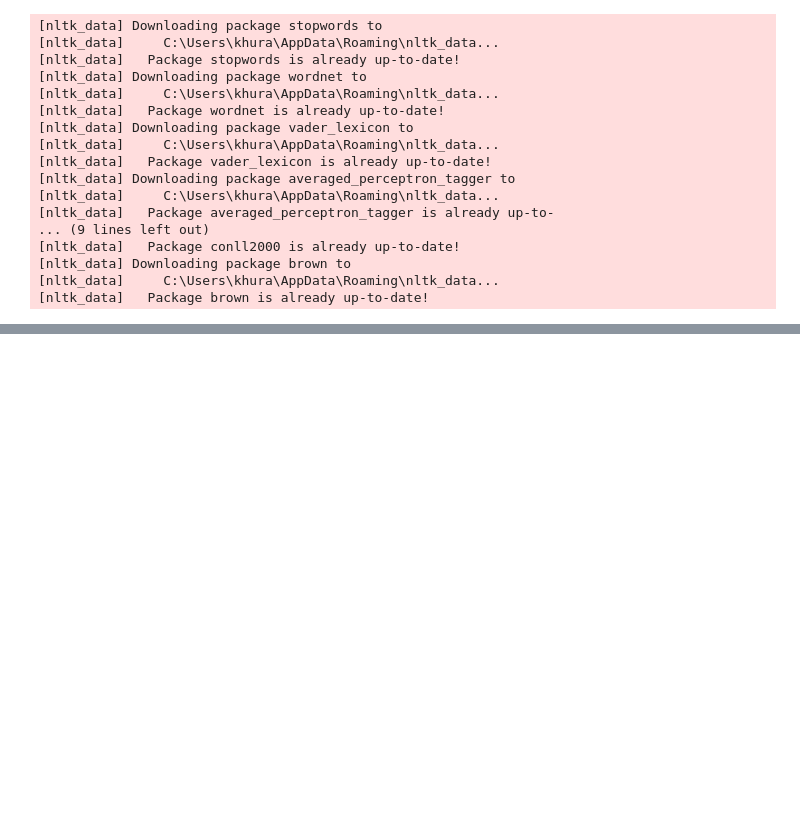
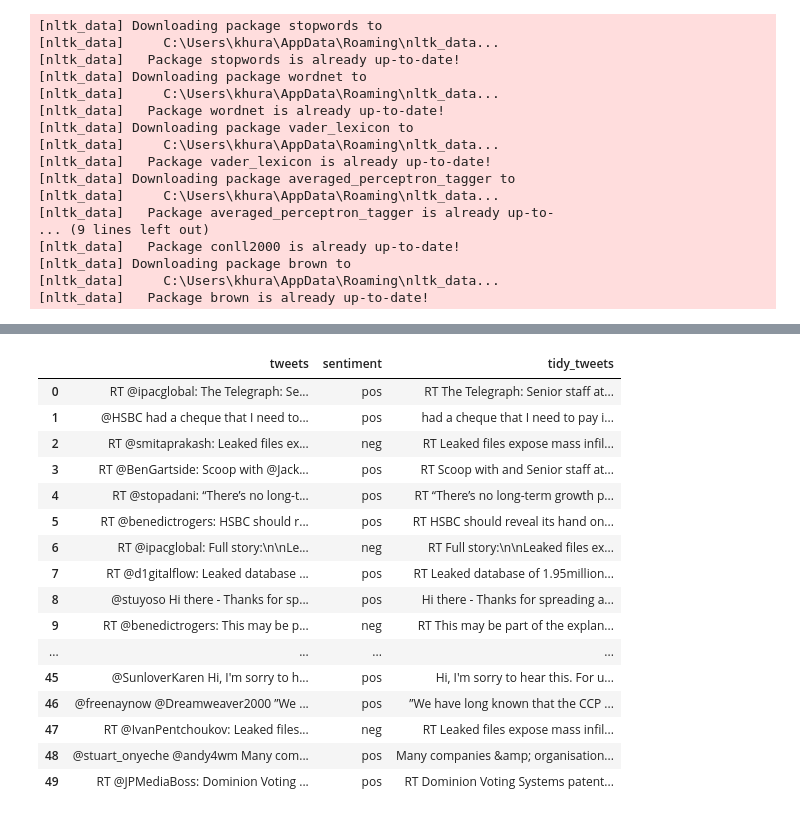
Before and after one commit to Ashishkhurana01/NLP, a Jupyter notebook: Sentiment_Analysis_updated.ipynb, the cells around one changed output, grey strips where cells are left out. Cells and saved outputs as stored; diff of their text form; code cells hidden in the pictures; blank space fills up the shorter version.

```diff
--- a/Sentiment_Analysis_updated.ipynb
+++ b/Sentiment_Analysis_updated.ipynb
@@ -190,3 +190,7 @@ def fetch_sentiment_using_SIA(text):
 def fetch_sentiment_using_textblob(text):
     analysis = TextBlob(text)
     return 'pos' if analysis.sentiment.polarity >= 0 else 'neg'
+# %%
+# Using NLTK's SentimentIntensityAnalyzer
+sentiments_using_SIA = tweets_df.tweets.apply(lambda tweet: fetch_sentiment_using_SIA(tweet))
+pd.DataFrame(sentiments_using_SIA.value_counts())
@@ -192,0 +209,4 @@ def fetch_sentiment_using_textblob(text):
+# %%
+# higher negative classification by SIA so using that
+tweets_df['sentiment'] = sentiments_using_SIA
+tweets_df.head()
@@ -193,3 +220,35 @@ def fetch_sentiment_using_textblob(text):
+# %%
+# Pre-processing - cleaning up tweets
+
+# remove handles
+
+def remove_pattern(text, pattern_regex):
+    r = re.findall(pattern_regex, text)
+    for i in r:
+        text = re.sub(i, '', text)
+
+    return text
+# %%
+tweets_df['tidy_tweets'] = np.vectorize(remove_pattern)(tweets_df['tweets'], "@[\w]* | RT* | *@[\w]*:")
+tweets_df.head(50)
+# %% [output]
+|  | tweets | sentiment | tidy_tweets |
+| 0 | RT @ipacglobal: The Telegraph: Se... | pos | RT The Telegraph: Senior staff at... |
+| 1 | @HSBC had a cheque that I need to... | pos | had a cheque that I need to pay i... |
+| 2 | RT @smitaprakash: Leaked files ex... | neg | RT Leaked files expose mass infil... |
+| 3 | RT @BenGartside: Scoop with @Jack... | pos | RT Scoop with and Senior staff at... |
+| 4 | RT @stopadani: “There’s no long-t... | pos | RT “There’s no long-term growth p... |
+| 5 | RT @benedictrogers: HSBC should r... | pos | RT HSBC should reveal its hand on... |
+| 6 | RT @ipacglobal: Full story:\n\nLe... | neg | RT Full story:\n\nLeaked files ex... |
+| 7 | RT @d1gitalflow: Leaked database ... | pos | RT Leaked database of 1.95million... |
+| 8 | @stuyoso Hi there - Thanks for sp... | pos | Hi there - Thanks for spreading a... |
+| 9 | RT @benedictrogers: This may be p... | neg | RT This may be part of the explan... |
+| ... | ... | ... | ... |
+| 45 | @SunloverKaren Hi, I'm sorry to h... | pos | Hi, I'm sorry to hear this. For u... |
+| 46 | @freenaynow @Dreamweaver2000 ”We ... | pos | ”We have long known that the CCP ... |
+| 47 | RT @IvanPentchoukov: Leaked files... | neg | RT Leaked files expose mass infil... |
+| 48 | @stuart_onyeche @andy4wm Many com... | pos | Many companies &amp; organisation... |
+| 49 | RT @JPMediaBoss: Dominion Voting ... | pos | RT Dominion Voting Systems patent... |
 # %%
 ! git fetch
 ! git add Sentiment_Analysis_updated.ipynb
```
Also changed, not shown: parts of 6 cells of this notebook.
